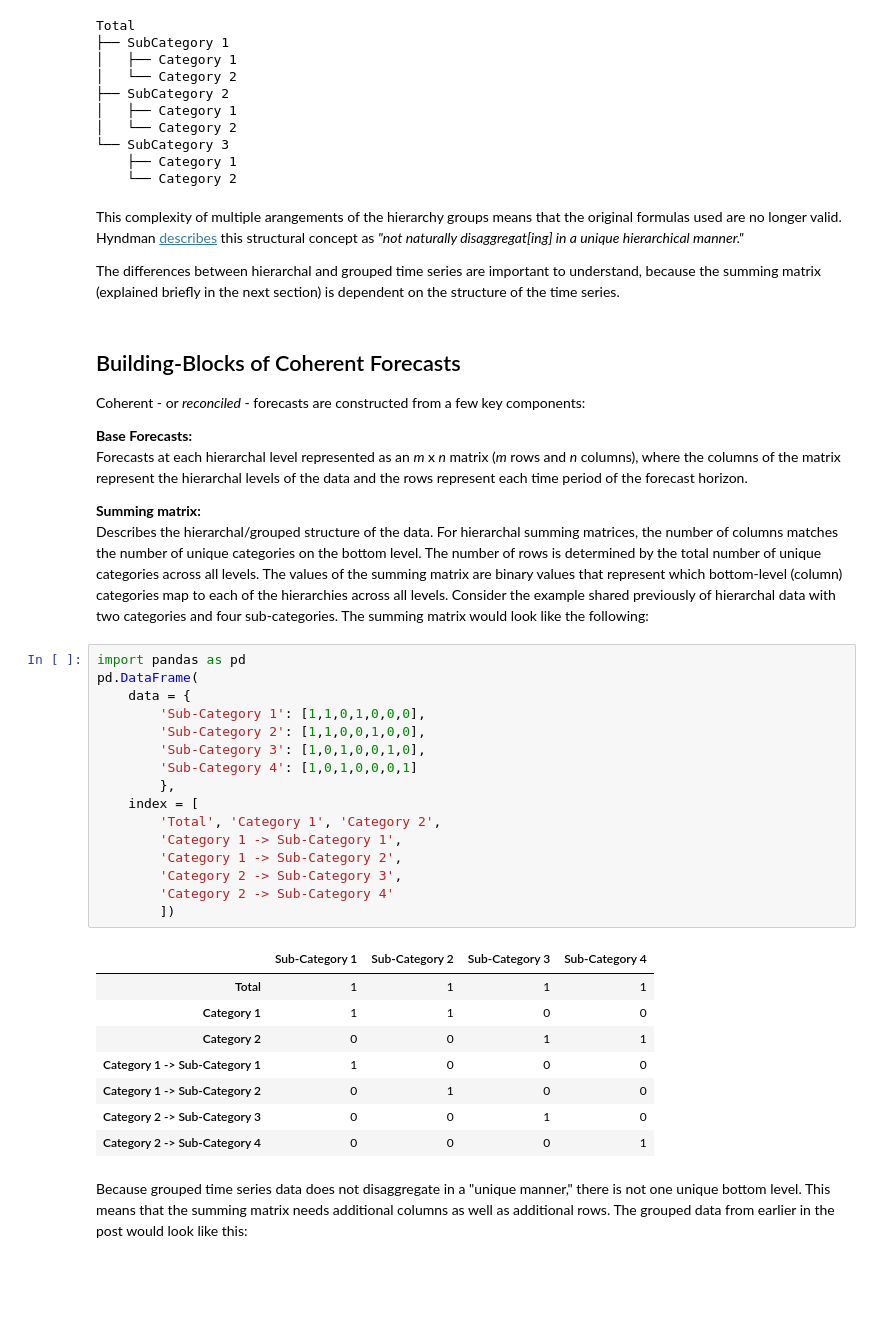
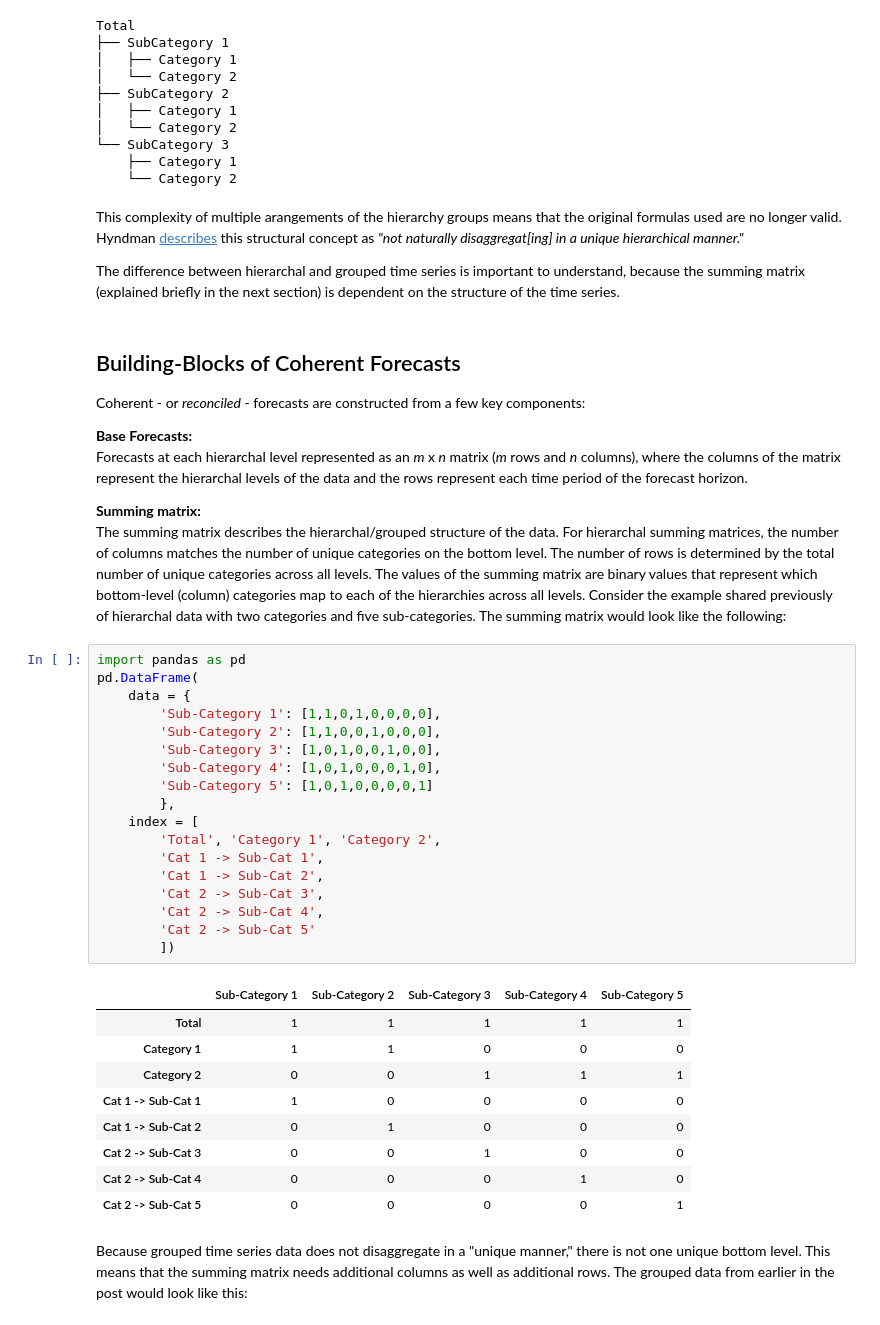
Before and after one commit to benton-tripp/hyperarchal-ts, a Jupyter notebook: notebooks/hyperarch_overview.ipynb, the cells around one changed output. Cells and saved outputs as stored; diff of their text form; blank space fills up the shorter version.

```diff
--- a/notebooks/hyperarch_overview.ipynb
+++ b/notebooks/hyperarch_overview.ipynb
@@ -89,7 +91,7 @@ Total
 # %% [markdown]
 This complexity of multiple arangements of the hierarchy groups means that the original formulas used are no longer valid. Hyndman [describes](https://otexts.com/fpp3/hts.html#grouped-time-series) this structural concept as *"not naturally disaggregat[ing] in a unique hierarchical manner."*
 
-The differences between hierarchal and grouped time series are important to understand, because the summing matrix (explained briefly in the next section) is dependent on the structure of the time series.
+The difference between hierarchal and grouped time series is important to understand, because the summing matrix (explained briefly in the next section) is dependent on the structure of the time series.
 # %% [markdown]
 ## Building-Blocks of Coherent Forecasts
 Coherent - or *reconciled* - forecasts are constructed from a few key components:
@@ -98,32 +100,35 @@ Coherent - or *reconciled* - forecasts are constructed from a few key components
 Forecasts at each hierarchal level represented as an *m* x *n* matrix (*m* rows and *n* columns), where the columns of the matrix represent the hierarchal levels of the data and the rows represent each time period of the forecast horizon.
 
 **Summing matrix:** <br>
-Describes the hierarchal/grouped structure of the data. For hierarchal summing matrices, the number of columns matches the number of unique categories on the bottom level. The number of rows is determined by the total number of unique categories across all levels. The values of the summing matrix are binary values that represent which bottom-level (column) categories map to each of the hierarchies across all levels. Consider the example shared previously of hierarchal data with two categories and four sub-categories. The summing matrix would look like the following:
+The summing matrix describes the hierarchal/grouped structure of the data. For hierarchal summing matrices, the number of columns matches the number of unique categories on the bottom level. The number of rows is determined by the total number of unique categories across all levels. The values of the summing matrix are binary values that represent which bottom-level (column) categories map to each of the hierarchies across all levels. Consider the example shared previously of hierarchal data with two categories and five sub-categories. The summing matrix would look like the following:
 # %%
 import pandas as pd
 pd.DataFrame(
     data = {
-        'Sub-Category 1': [1,1,0,1,0,0,0],
-        'Sub-Category 2': [1,1,0,0,1,0,0],
-        'Sub-Category 3': [1,0,1,0,0,1,0],
-        'Sub-Category 4': [1,0,1,0,0,0,1]
+        'Sub-Category 1': [1,1,0,1,0,0,0,0],
+        'Sub-Category 2': [1,1,0,0,1,0,0,0],
+        'Sub-Category 3': [1,0,1,0,0,1,0,0],
+        'Sub-Category 4': [1,0,1,0,0,0,1,0],
+        'Sub-Category 5': [1,0,1,0,0,0,0,1]
         },
     index = [
         'Total', 'Category 1', 'Category 2',
-        'Category 1 -> Sub-Category 1',
-        'Category 1 -> Sub-Category 2',
-        'Category 2 -> Sub-Category 3',
-        'Category 2 -> Sub-Category 4'
+        'Cat 1 -> Sub-Cat 1',
+        'Cat 1 -> Sub-Cat 2',
+        'Cat 2 -> Sub-Cat 3',
+        'Cat 2 -> Sub-Cat 4',
+        'Cat 2 -> Sub-Cat 5'
         ])
 # %% [output]
-|  | Sub-Category 1 | Sub-Category 2 | Sub-Category 3 | Sub-Category 4 |
-| Total | 1 | 1 | 1 | 1 |
-| Category 1 | 1 | 1 | 0 | 0 |
-| Category 2 | 0 | 0 | 1 | 1 |
-| Category 1 -> Sub-Category 1 | 1 | 0 | 0 | 0 |
-| Category 1 -> Sub-Category 2 | 0 | 1 | 0 | 0 |
-| Category 2 -> Sub-Category 3 | 0 | 0 | 1 | 0 |
-| Category 2 -> Sub-Category 4 | 0 | 0 | 0 | 1 |
+|  | Sub-Category 1 | Sub-Category 2 | Sub-Category 3 | Sub-Category 4 | Sub-Category 5 |
+| Total | 1 | 1 | 1 | 1 | 1 |
+| Category 1 | 1 | 1 | 0 | 0 | 0 |
+| Category 2 | 0 | 0 | 1 | 1 | 1 |
+| Cat 1 -> Sub-Cat 1 | 1 | 0 | 0 | 0 | 0 |
+| Cat 1 -> Sub-Cat 2 | 0 | 1 | 0 | 0 | 0 |
+| Cat 2 -> Sub-Cat 3 | 0 | 0 | 1 | 0 | 0 |
+| Cat 2 -> Sub-Cat 4 | 0 | 0 | 0 | 1 | 0 |
+| Cat 2 -> Sub-Cat 5 | 0 | 0 | 0 | 0 | 1 |
 # %% [markdown]
 Because grouped time series data does not disaggregate in a "unique manner," there is not one unique bottom level. This means that the summing matrix needs additional columns as well as additional rows. The grouped data from earlier in the post would look like this:
 # %%
```
Also changed, not shown: parts of 11 cells of this notebook, 1 other file.
